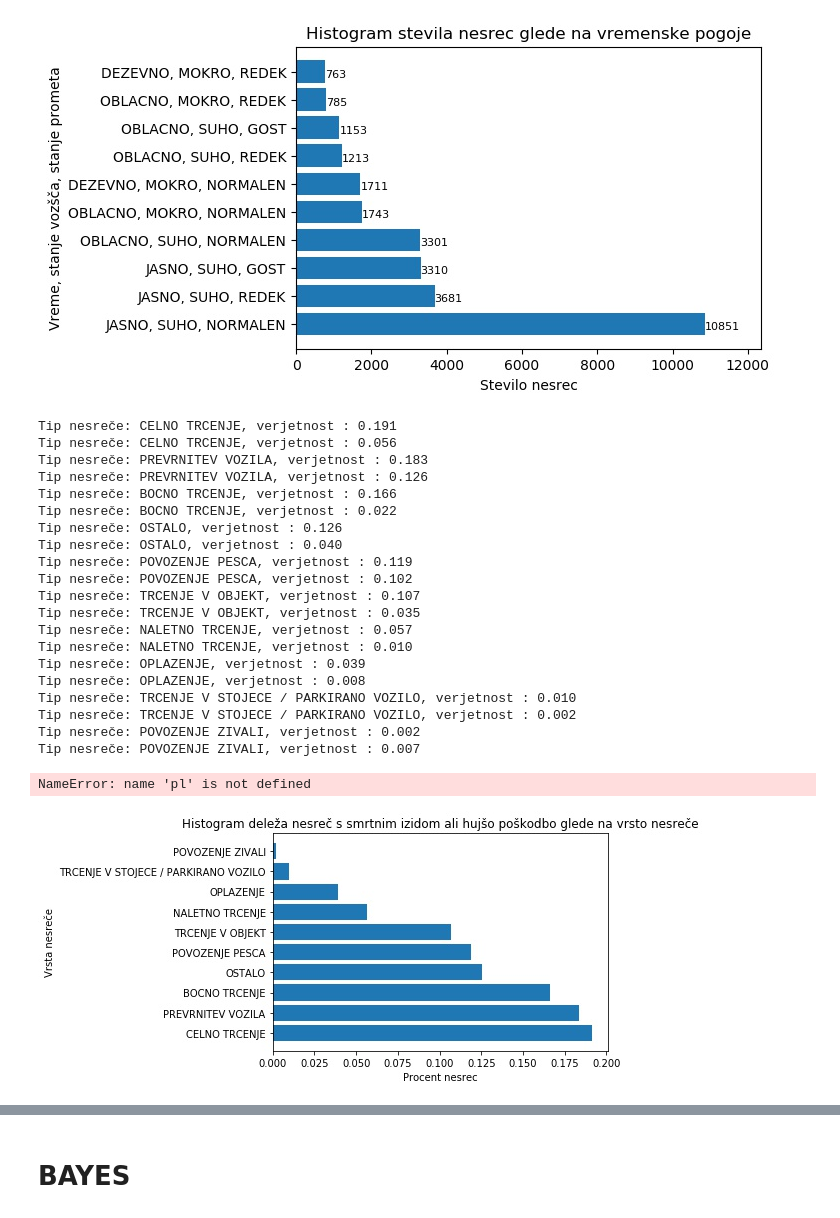
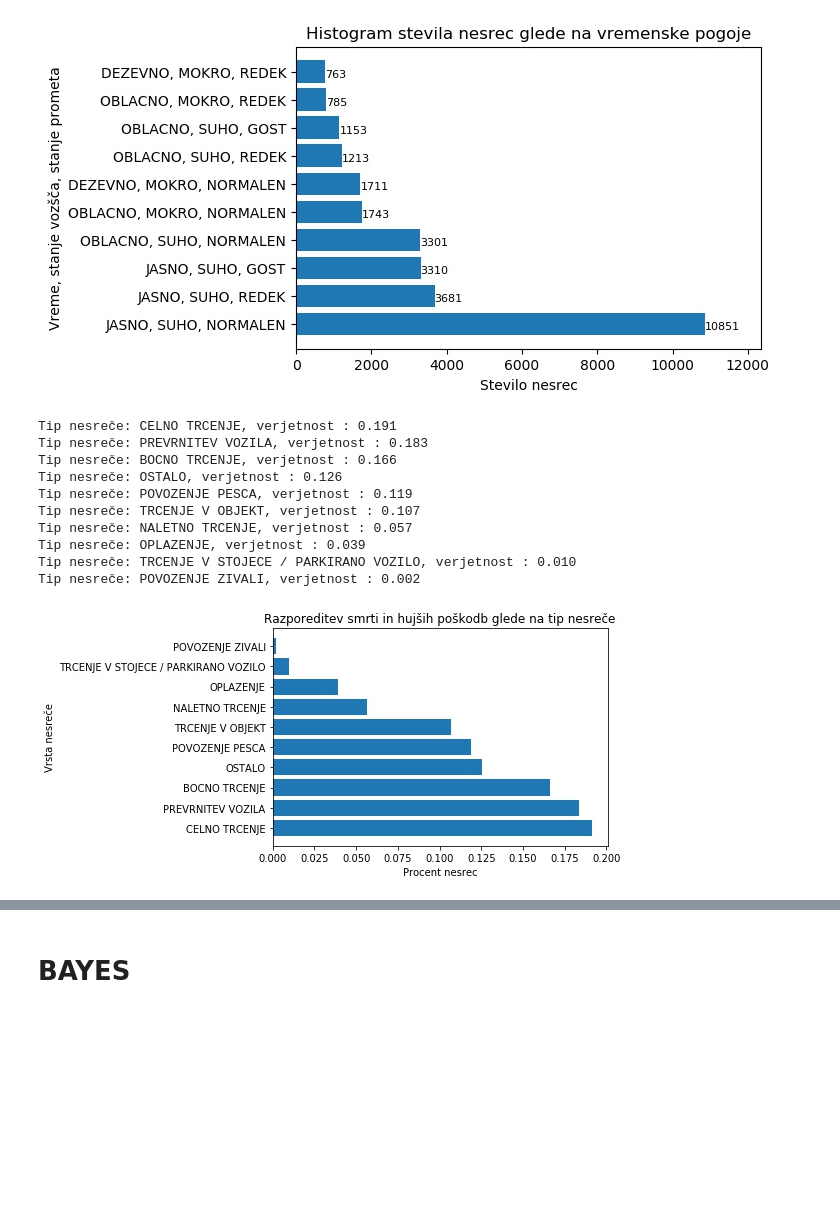
Before and after one commit to ozbej/PR20BOTGJ, a Jupyter notebook: Porocilo Tadej.ipynb, the cells around one changed output, grey strips where cells are left out. Drawn from its saved outputs; the diff is of its cells as text; code cells hidden in the pictures; blank space fills up the shorter version.

```diff
--- a/Porocilo Tadej.ipynb
+++ b/Porocilo Tadej.ipynb
@@ -98,44 +98,32 @@ for row in data:
     else:
         stevecNesrecTrcenje[row["TipNesrece"]] += 1
 
     if row["PoskodbaUdelezenca"] == "SMRT" or row["PoskodbaUdelezenca"] == "HUDA TELESNA POSKODBA":
         if row["TipNesrece"] not in stevecPoskodb.keys():
             stevecPoskodb[row["TipNesrece"]] = 0
         stevecPoskodb[row["TipNesrece"]] += 1
         vsePoskodbe += 1
 
 k = Counter(stevecPoskodb)
 high = k.most_common(10)
 for i in high:
     print("Tip nesreče: %s, verjetnost : %1.3f" % (i[0], i[1] / vsePoskodbe ))
     #print("Tip nesreče: %s, verjetnost : %1.3f" % (i[0], i[1] / stevecNesrecTrcenje[i[0]] ))
 
 
 plt.barh([i[0] for i in high],[i[1]/vsePoskodbe for i in high])
-plt.title('Histogram deleža nesreč s smrtnim izidom ali hujšo poškodbo glede na vrsto nesreče', fontsize=12);
-
+plt.title('Razporeditev smrti in hujših poškodb glede na tip nesreče', fontsize=12);
 plt.xlabel('Procent nesrec');
 plt.ylabel('Vrsta nesreče');
 # %% [output]
 Tip nesreče: CELNO TRCENJE, verjetnost : 0.191
-Tip nesreče: CELNO TRCENJE, verjetnost : 0.056
 Tip nesreče: PREVRNITEV VOZILA, verjetnost : 0.183
-Tip nesreče: PREVRNITEV VOZILA, verjetnost : 0.126
 Tip nesreče: BOCNO TRCENJE, verjetnost : 0.166
-Tip nesreče: BOCNO TRCENJE, verjetnost : 0.022
 Tip nesreče: OSTALO, verjetnost : 0.126
-Tip nesreče: OSTALO, verjetnost : 0.040
 Tip nesreče: POVOZENJE PESCA, verjetnost : 0.119
-Tip nesreče: POVOZENJE PESCA, verjetnost : 0.102
 Tip nesreče: TRCENJE V OBJEKT, verjetnost : 0.107
-Tip nesreče: TRCENJE V OBJEKT, verjetnost : 0.035
 Tip nesreče: NALETNO TRCENJE, verjetnost : 0.057
-Tip nesreče: NALETNO TRCENJE, verjetnost : 0.010
 Tip nesreče: OPLAZENJE, verjetnost : 0.039
-Tip nesreče: OPLAZENJE, verjetnost : 0.008
 Tip nesreče: TRCENJE V STOJECE / PARKIRANO VOZILO, verjetnost : 0.010
-Tip nesreče: TRCENJE V STOJECE / PARKIRANO VOZILO, verjetnost : 0.002
 Tip nesreče: POVOZENJE ZIVALI, verjetnost : 0.002
-Tip nesreče: POVOZENJE ZIVALI, verjetnost : 0.007
-NameError: name 'pl' is not defined
-[figure, old version]
+[figure, new version]
```
Also changed, not shown: parts of 1 cell of this notebook.
